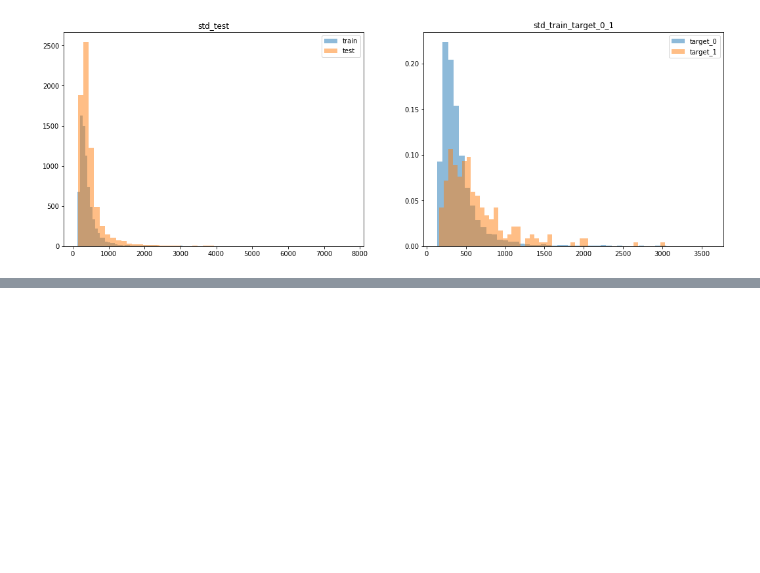
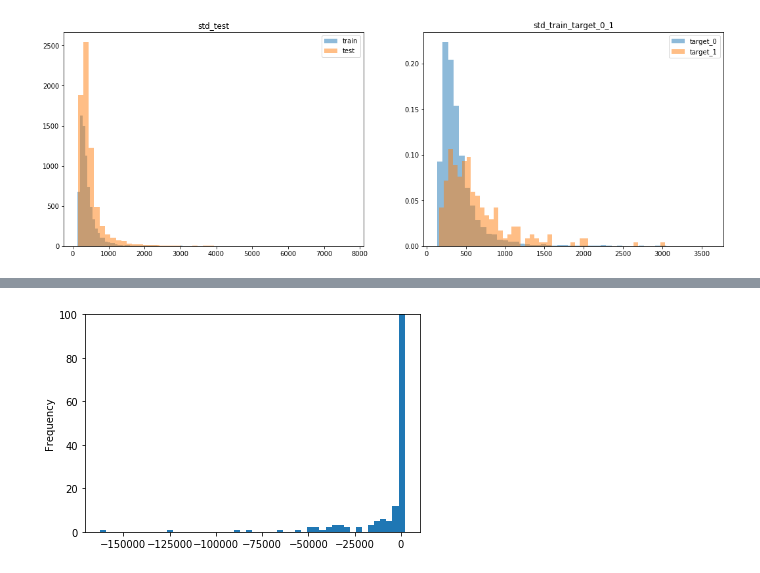
Before and after one commit to koukyo1994/atmaCup5, a Jupyter notebook: notebooks/02_second_EDA.ipynb, the cells around one changed output, grey strips where cells are left out. Saved outputs shown, nothing was run; the diff lists cells and outputs as text; code cells hidden in the pictures; blank space fills up the shorter version.

```diff
--- a/notebooks/02_second_EDA.ipynb
+++ b/notebooks/02_second_EDA.ipynb
@@ -73,0 +136,4 @@ make_train_test_hist(merged_train, merged_test, name="std", bins=50)
+# %%
+merged_train.query("target == 0").params0.plot.hist(bins=50, ylim=(0, 100));
+# %% [output]
+[figure, added]
```
Also changed, not shown: parts of 15 cells of this notebook, 6 other files.
